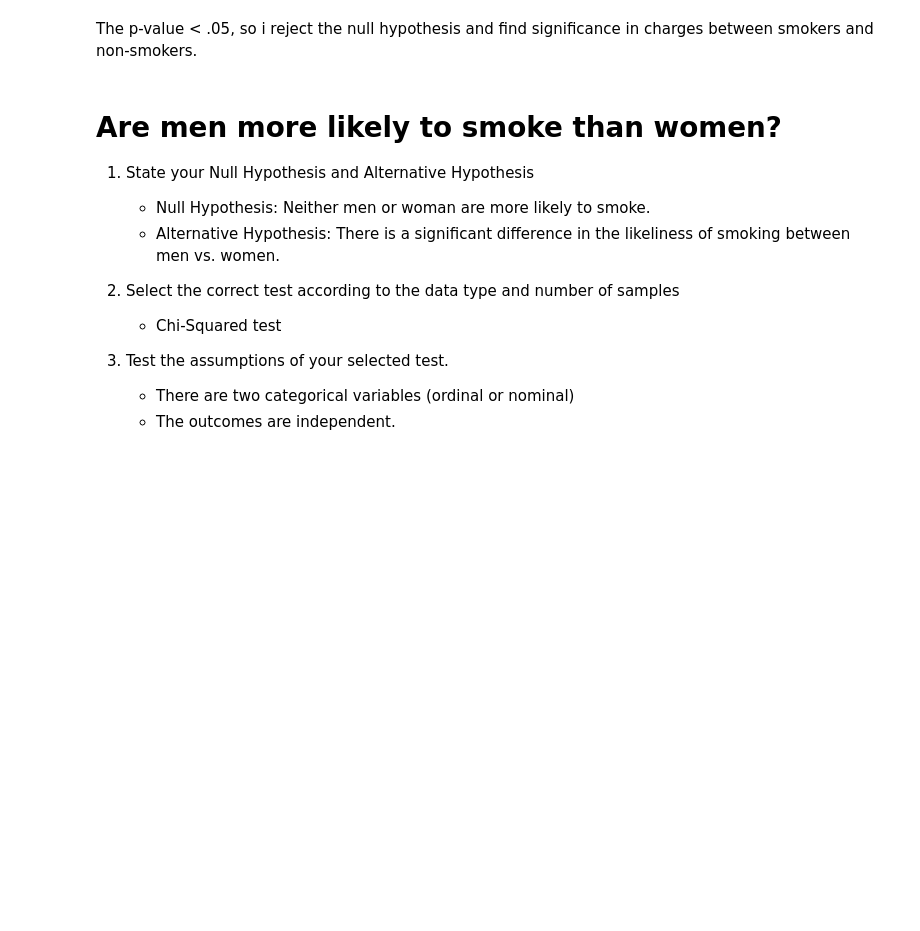
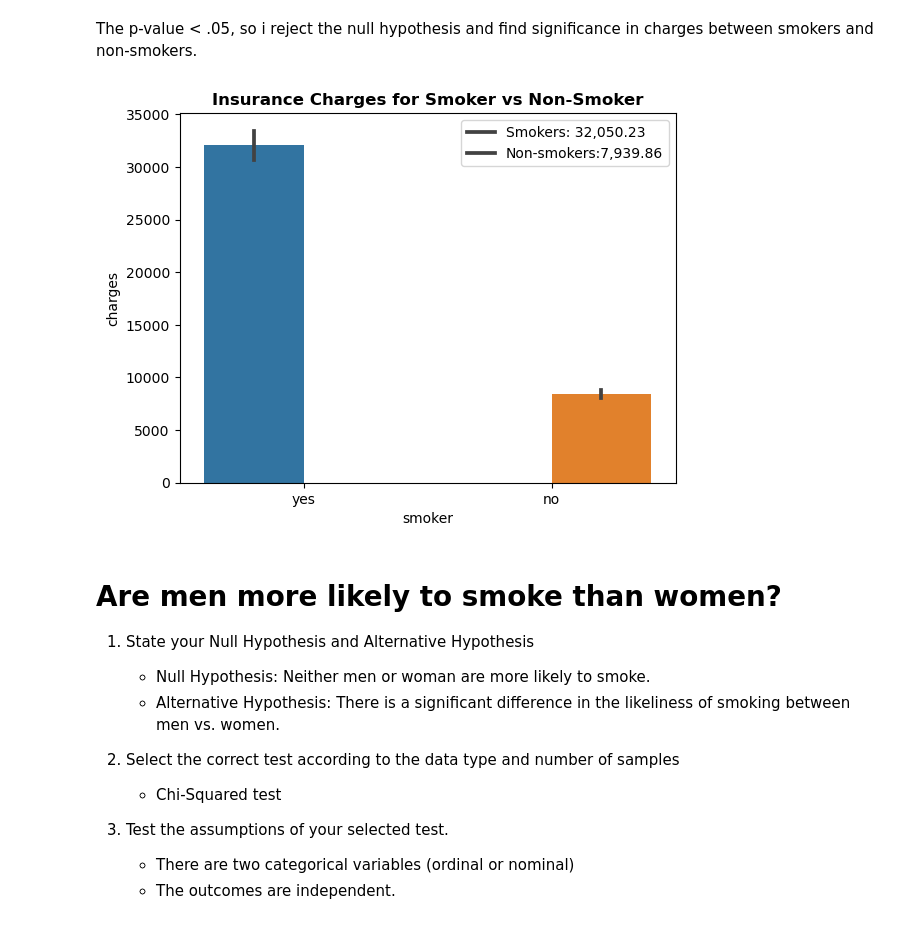
Before and after one commit to eckoecho/Hypothesis-Testing-with-Insurance-Data, a Jupyter notebook: Hypothesis Testing with Insurance Data.ipynb, the cells around one changed output. Saved outputs shown, nothing was run; the diff lists cells and outputs as text; code cells hidden in the pictures; blank space fills up the shorter version.

```diff
--- a/Hypothesis Testing with Insurance Data.ipynb
+++ b/Hypothesis Testing with Insurance Data.ipynb
@@ -140,6 +141,17 @@ result
 Ttest_indResult(statistic=33.732305987092516, pvalue=2.5753226625873578e-104)
 # %% [markdown]
 The p-value < .05, so i reject the null hypothesis and find significance in charges between smokers and non-smokers.
+# %%
+data = smoker_charges
+data2= non_smoker_charges
+smoker_mean = np.mean(data)
+non_smoker_mean = np.mean(data2)
+fig, ax = plt.subplots()
+sns.barplot(df, x=df["smoker"], y=df["charges"], hue="smoker")
+ax.set_title("Insurance Charges for Smoker vs Non-Smoker", weight="bold")
+ax.legend(labels=[f"Smokers: {smoker_mean:,.2f}",f"Non-smokers:{non_smoker_mean:,.2f}"]);
+# %% [output]
+[figure, added]
 # %% [markdown]
 # Are men more likely to smoke than women?
 
```
Also changed, not shown: parts of 6 cells of this notebook.
